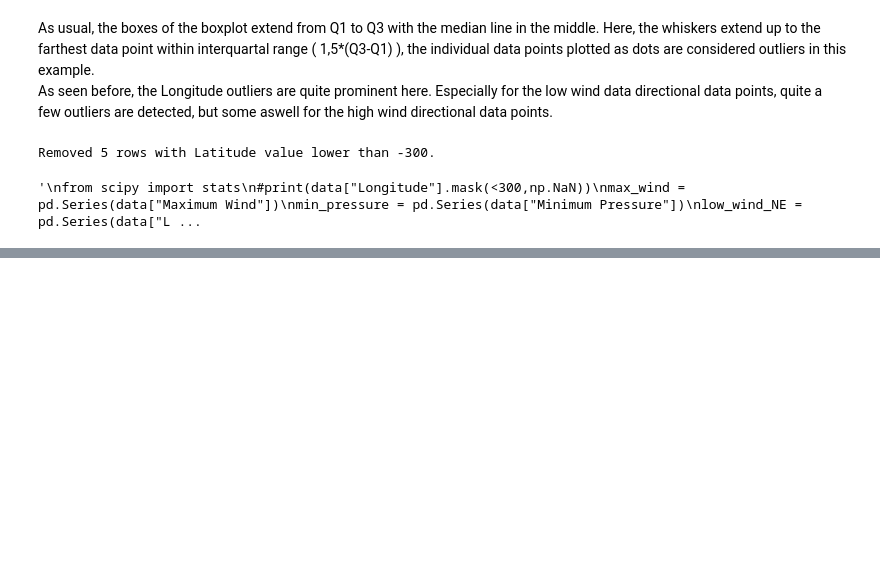
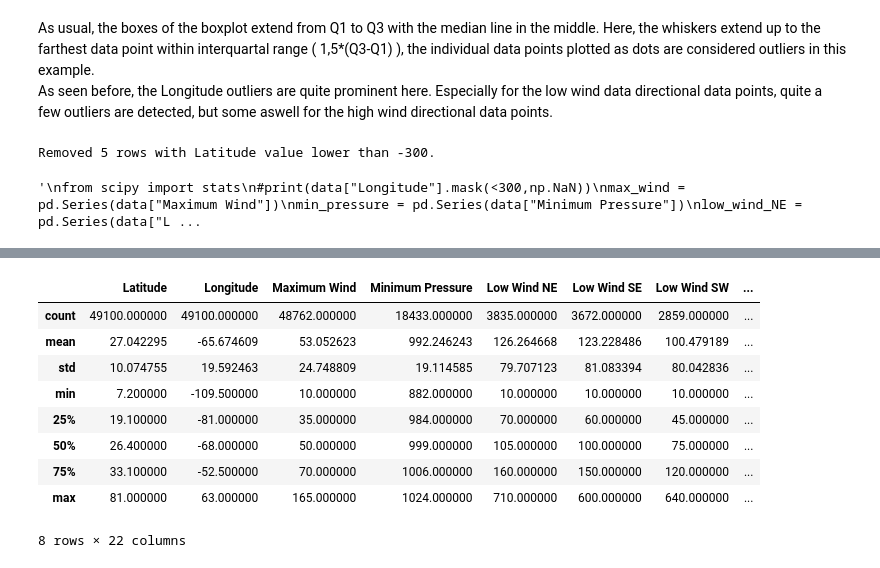
Before and after one commit to simon-donike/eot_machine_learning, a Jupyter notebook: hurricanes.ipynb, the cells around one changed output, grey strips where cells are left out. Cells and saved outputs as stored; diff of their text form; code cells hidden in the pictures; blank space fills up the shorter version.

```diff
--- a/hurricanes.ipynb
+++ b/hurricanes.ipynb
@@ -314,0 +403,13 @@ gdf.bounds
+# %%
+data.describe()
+# %% [output]
+|  | Latitude | Longitude | Maximum Wind | Minimum Pressure | Low Wind NE | Low Wind SE | Low Wind SW | ... |
+| count | 49100.000000 | 49100.000000 | 48762.000000 | 18433.000000 | 3835.000000 | 3672.000000 | 2859.000000 | ... |
+| mean | 27.042295 | -65.674609 | 53.052623 | 992.246243 | 126.264668 | 123.228486 | 100.479189 | ... |
+| std | 10.074755 | 19.592463 | 24.748809 | 19.114585 | 79.707123 | 81.083394 | 80.042836 | ... |
+| min | 7.200000 | -109.500000 | 10.000000 | 882.000000 | 10.000000 | 10.000000 | 10.000000 | ... |
+| 25% | 19.100000 | -81.000000 | 35.000000 | 984.000000 | 70.000000 | 60.000000 | 45.000000 | ... |
+| 50% | 26.400000 | -68.000000 | 50.000000 | 999.000000 | 105.000000 | 100.000000 | 75.000000 | ... |
+| 75% | 33.100000 | -52.500000 | 70.000000 | 1006.000000 | 160.000000 | 150.000000 | 120.000000 | ... |
+| max | 81.000000 | 63.000000 | 165.000000 | 1024.000000 | 710.000000 | 600.000000 | 640.000000 | ... |
+8 rows × 22 columns
```
Also changed, not shown: parts of 9 cells of this notebook.
